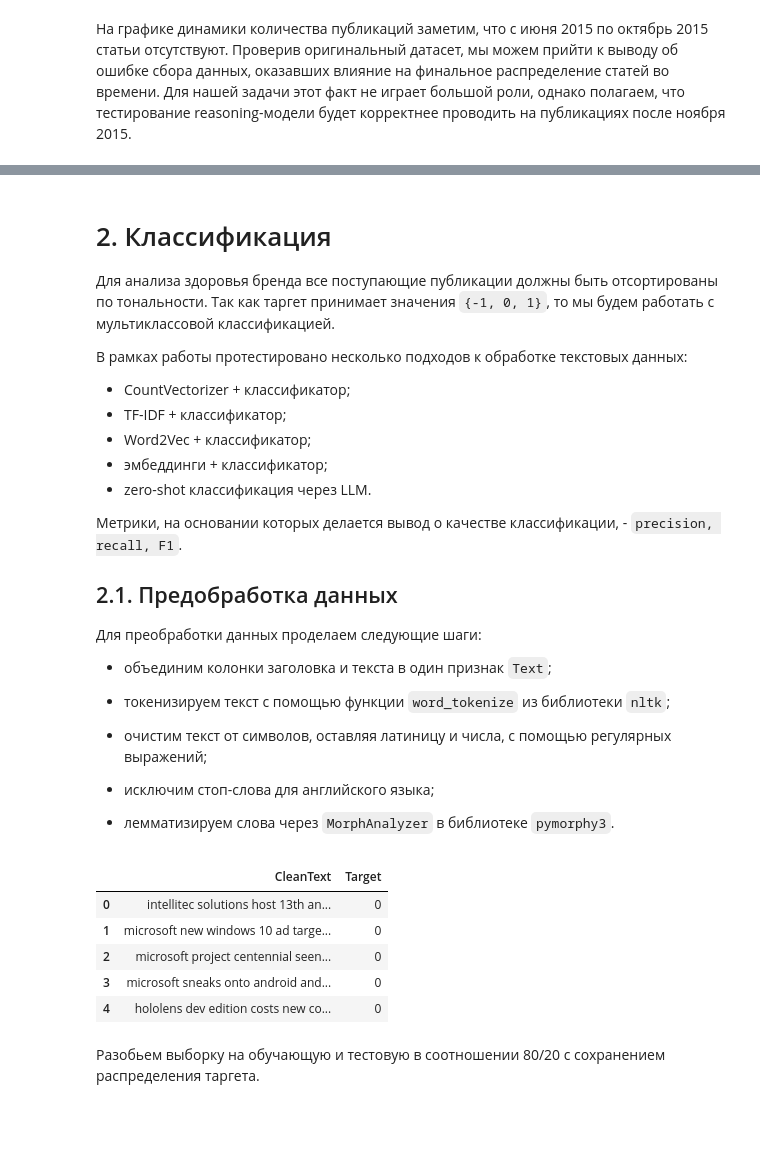
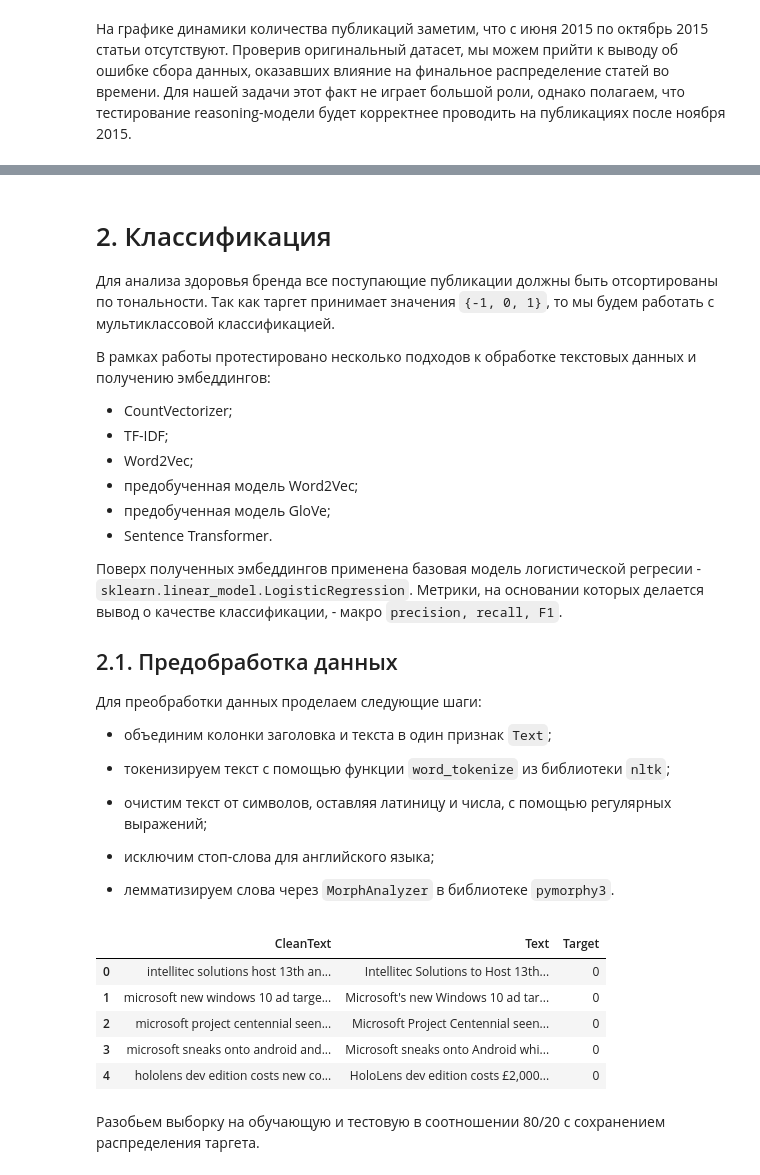
Before and after one commit to karakumka/neto_final, a Jupyter notebook: Project.ipynb, the cells around one changed output, grey strips where cells are left out. Cells and saved outputs as stored; diff of their text form; code cells hidden in the pictures; blank space fills up the shorter version.

Commit message:
6 vectorizers/embeddings done

```diff
--- a/Project.ipynb
+++ b/Project.ipynb
@@ -208,14 +215,15 @@ data.head()
 
 Для анализа здоровья бренда все поступающие публикации должны быть отсортированы по тональности. Так как таргет принимает значения `{-1, 0, 1}`, то мы будем работать с мультиклассовой классификацией.
 
-В рамках работы протестировано несколько подходов к обработке текстовых данных:
-- CountVectorizer + классификатор;
-- TF-IDF + классификатор;
-- Word2Vec + классификатор;
-- эмбеддинги + классификатор;
-- zero-shot классификация через LLM.
+В рамках работы протестировано несколько подходов к обработке текстовых данных и получению эмбеддингов:
+- CountVectorizer;
+- TF-IDF;
+- Word2Vec;
+- предобученная модель Word2Vec;
+- предобученная модель GloVe;
+- Sentence Transformer.
 
- Метрики, на основании которых делается вывод о качестве классификации, - `precision, recall, F1`.
+Поверх полученных эмбеддингов применена базовая модель логистической регресии - `sklearn.linear_model.LogisticRegression`. Метрики, на основании которых делается вывод о качестве классификации, - макро `precision, recall, F1`.
 
  ## 2.1. Предобработка данных
 
@@ -259,15 +267,15 @@ def clean_text(texts):
 
     return [' '.join(w) for w in clean_dataset]
 # %%
-data_preprocessed = pd.DataFrame({"CleanText": clean_text(data_preprocessed['Text'].values), "Target": data_preprocessed['Target'].values})
+data_preprocessed = pd.DataFrame({"CleanText": clean_text(data_preprocessed['Text'].values), "Text": data_preprocessed['Text'].values, "Target": data_preprocessed['Target'].values})
 data_preprocessed.head()
 # %% [output]
-|  | CleanText | Target |
-| 0 | intellitec solutions host 13th an... | 0 |
-| 1 | microsoft new windows 10 ad targe... | 0 |
-| 2 | microsoft project centennial seen... | 0 |
-| 3 | microsoft sneaks onto android and... | 0 |
-| 4 | hololens dev edition costs new co... | 0 |
+|  | CleanText | Text | Target |
+| 0 | intellitec solutions host 13th an... | Intellitec Solutions to Host 13th... | 0 |
+| 1 | microsoft new windows 10 ad targe... | Microsoft's new Windows 10 ad tar... | 0 |
+| 2 | microsoft project centennial seen... | Microsoft Project Centennial seen... | 0 |
+| 3 | microsoft sneaks onto android and... | Microsoft sneaks onto Android whi... | 0 |
+| 4 | hololens dev edition costs new co... | HoloLens dev edition costs £2,000... | 0 |
 # %% [markdown]
 Разобьем выборку на обучающую и тестовую в соотношении 80/20 с сохранением распределения таргета.
 # %%
```
Also changed, not shown: parts of 32 cells of this notebook, 1 other file.
